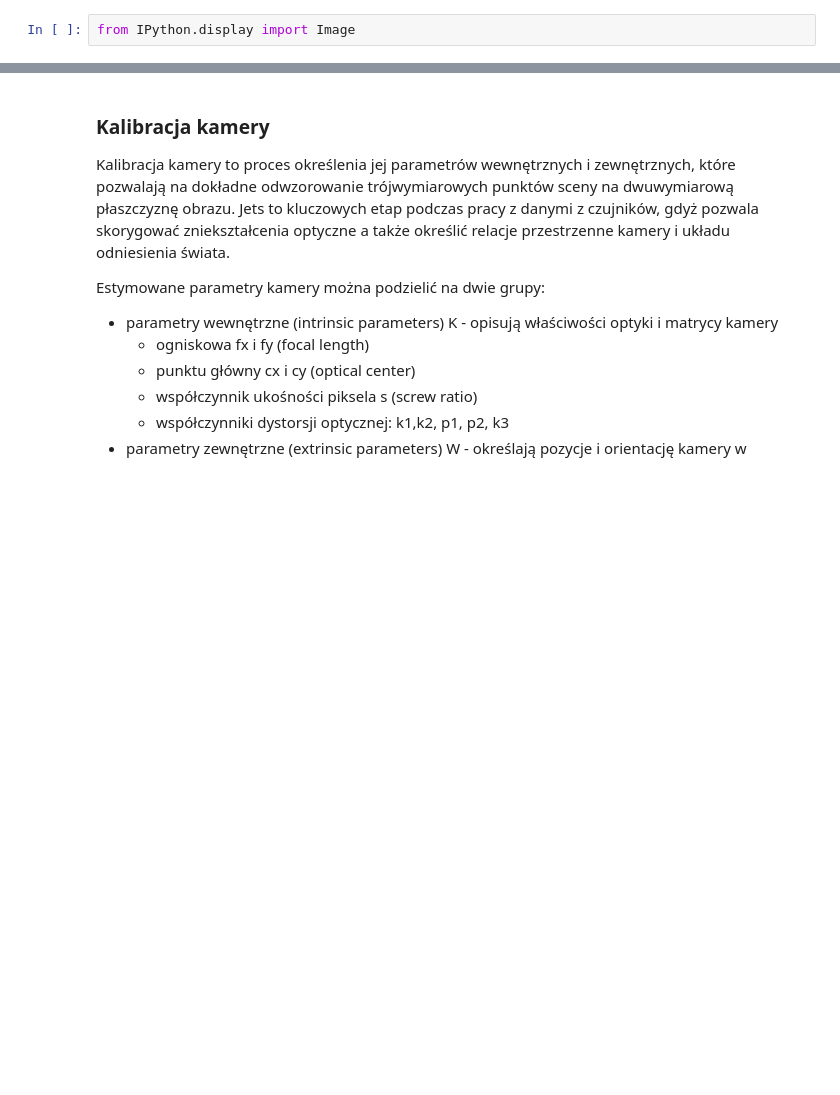
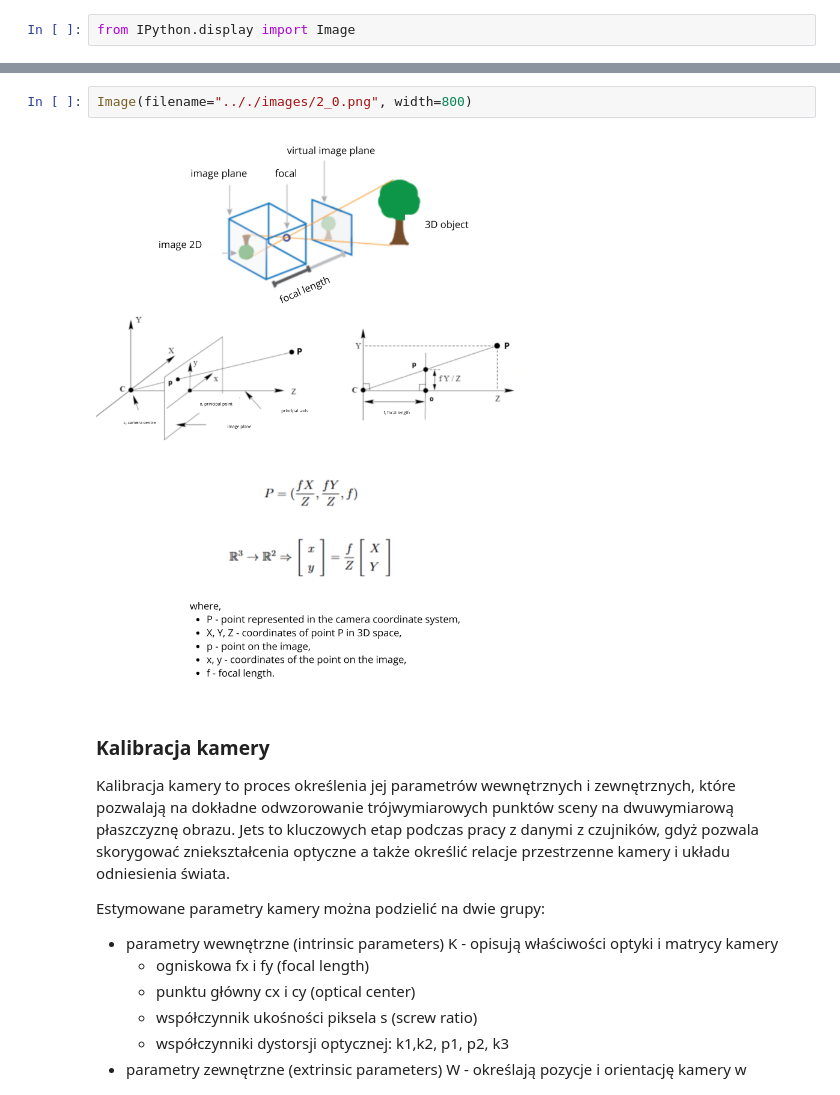
Before and after one commit to aflorkowska/CameraCalibration_PoseEstimation, a Jupyter notebook: PL/2_camera_calibration.ipynb, the cells around one changed output, grey strips where cells are left out. Cells and saved outputs as stored; diff of their text form; blank space fills up the shorter version.

```diff
--- a/PL/2_camera_calibration.ipynb
+++ b/PL/2_camera_calibration.ipynb
@@ -3,3 +9,7 @@ from IPython.display import Image
+# %%
+Image(filename=".././images/2_0.png", width=800)
+# %% [output]
+[figure, added]
 # %% [markdown]
 ### Kalibracja kamery
 
```
Also changed, not shown: parts of 3 cells of this notebook, 2 other files.
